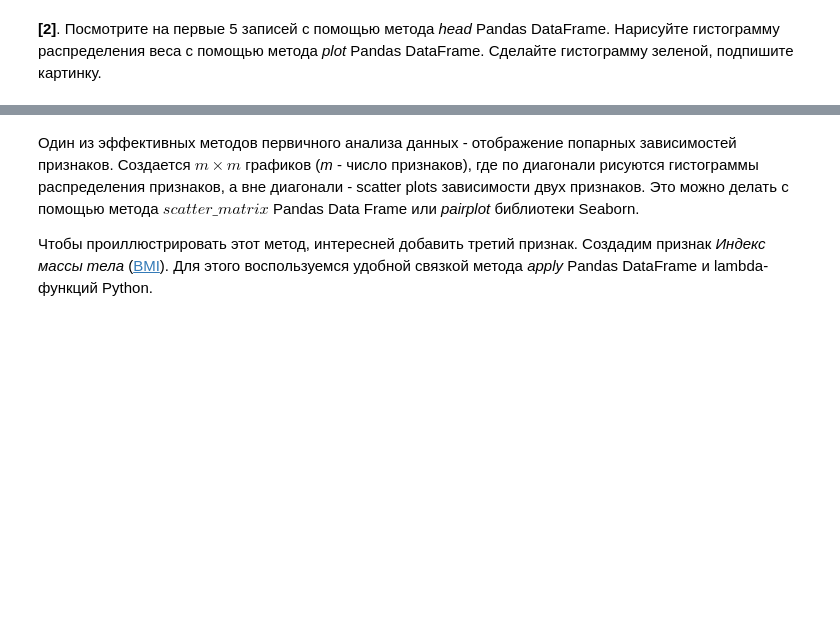
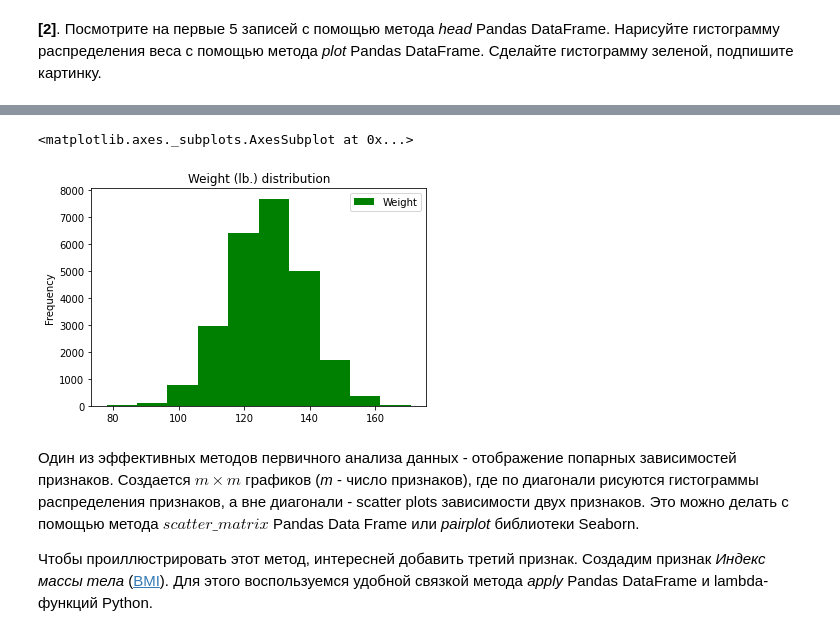
Before and after one commit to FleshMiX/Machine-Learning-and-Data-Analysis-Specialization, a Jupyter notebook: Training on marked-up data/week1/Linear_regression.ipynb, the cells around one changed output, grey strips where cells are left out. Saved outputs shown, nothing was run; the diff lists cells and outputs as text; code cells hidden in the pictures; blank space fills up the shorter version.

```diff
--- a/Training on marked-up data/week1/Linear_regression.ipynb
+++ b/Training on marked-up data/week1/Linear_regression.ipynb
@@ -34,3 +31,6 @@ IOError: ignored
+# %%
+url = 'https://raw.githubusercontent.com/FleshMiX/Machine-Learning-and-Data-Analysis-Specialization/main/Training%20on%20marked-up%20data/week1/weights_heights.csv'
+data = pd.read_csv(url, index_col='Index')
 # %% [markdown]
 Чаще всего первое, что надо надо сделать после считывания данных - это посмотреть на первые несколько записей. Так можно отловить ошибки чтения данных (например, если вместо 10 столбцов получился один, в названии которого 9 точек с запятой). Также это позволяет познакомиться с данными, как минимум, посмотреть на признаки и их природу (количественный, категориальный и т.д.).
 
@@ -58,3 +65,9 @@ NameError: ignored
+# %%
+data.plot(y='Weight', kind='hist',
+           color='green',  title='Weight (lb.) distribution')
+# %% [output]
+<matplotlib.axes._subplots.AxesSubplot at 0x...>
+[figure, added]
 # %% [markdown]
 Один из эффективных методов первичного анализа данных - отображение попарных зависимостей признаков. Создается $m \times m$ графиков (*m* - число признаков), где по диагонали рисуются гистограммы распределения признаков, а вне диагонали - scatter plots зависимости двух признаков. Это можно делать с помощью метода $scatter\_matrix$ Pandas Data Frame или *pairplot* библиотеки Seaborn.
 
```
Also changed, not shown: parts of 29 cells of this notebook.
